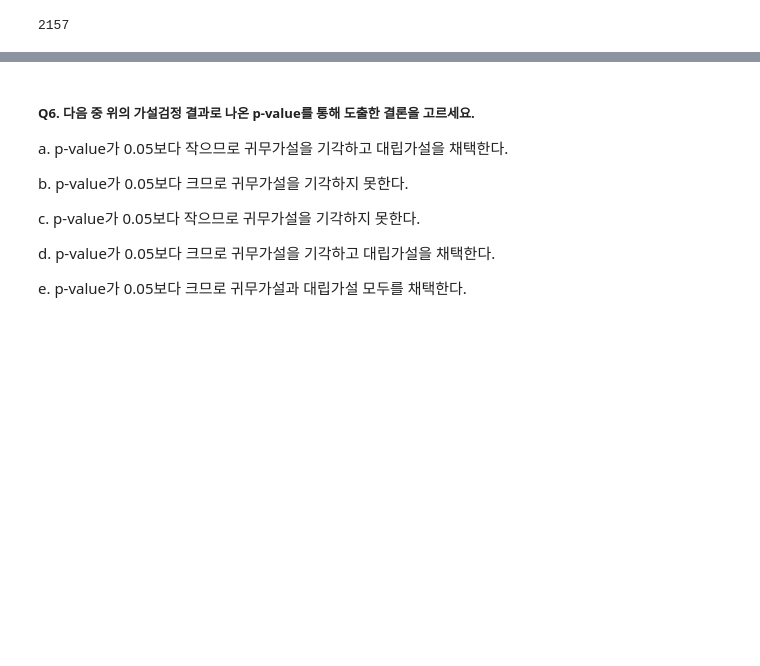
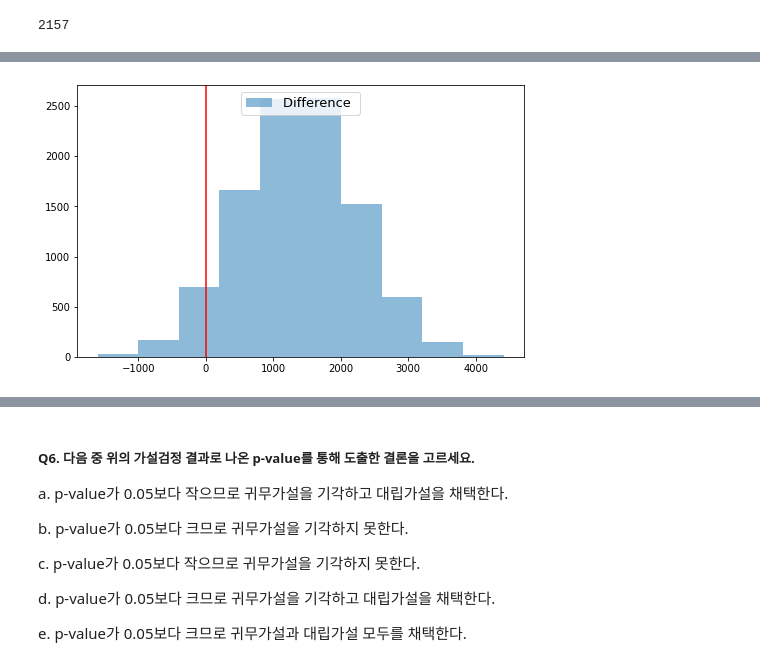
Before and after one commit to LamuneGitHub/A001_Python_Test, a Jupyter notebook: ai15-sc12x-이상필.ipynb, the cells around one changed output, grey strips where cells are left out. Drawn from its saved outputs; the diff is of its cells as text; code cells hidden in the pictures; blank space fills up the shorter version.

```diff
--- a/ai15-sc12x-이상필.ipynb
+++ b/ai15-sc12x-이상필.ipynb
@@ -447,0 +417,7 @@ df_yes
+# %%
+plt.figure(figsize=(8,5))
+plt.hist(boot_diff, alpha=0.5, label = 'Difference ')
+plt.axvline(0, c='r')
+plt.legend(loc=9, fontsize=13);
+# %% [output]
+[figure, added]
```
Also changed, not shown: parts of 9 cells of this notebook.
